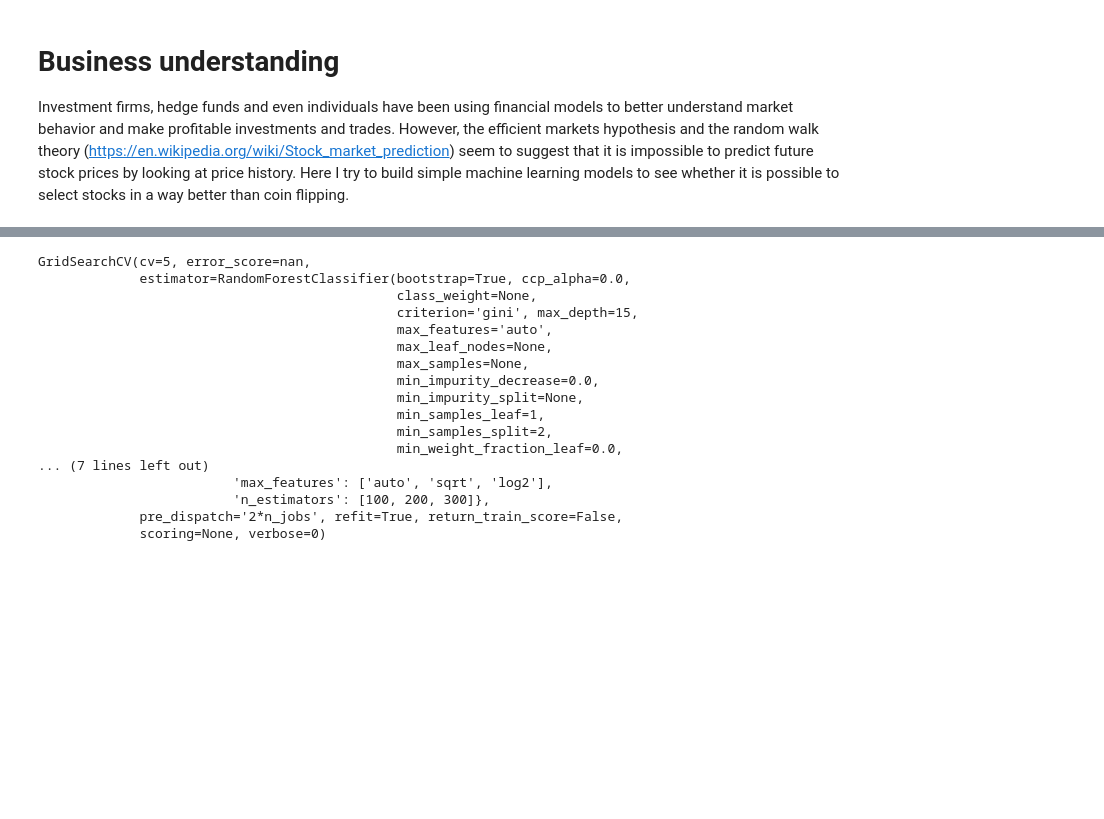
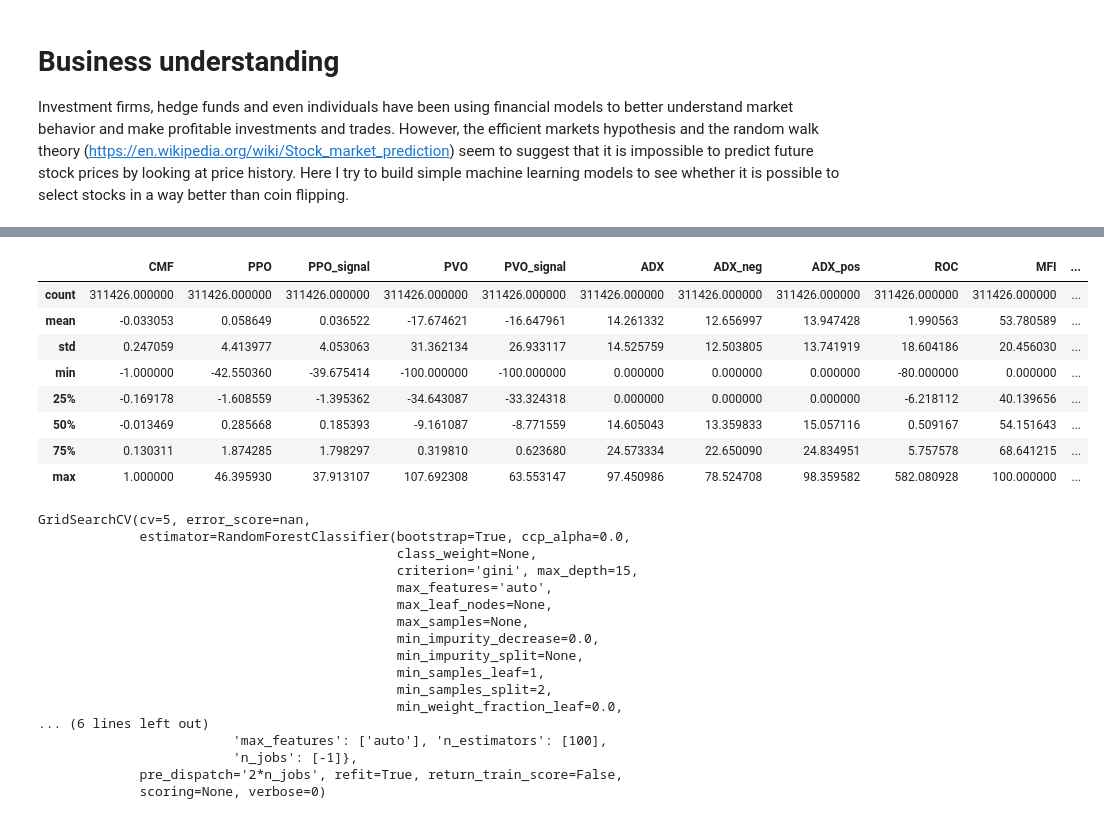
Before and after one commit to maiweijie2009/Seattle_airbnb, a Jupyter notebook: Stock_prediction.ipynb, the cells around one changed output, grey strips where cells are left out. Cells and saved outputs as stored; diff of their text form; code cells hidden in the pictures; blank space fills up the shorter version.

```diff
--- a/Stock_prediction.ipynb
+++ b/Stock_prediction.ipynb
@@ -117,8 +164,0 @@ data.tail()
-# %%
-# create a dataframe that only contains the Adj Close for all stocks
-df = pd.DataFrame()
-for ticker in tickers:
-  df_temp = data[ticker]['Adj Close'].rename(ticker)
-  df = pd.concat([df,df_temp],axis=1) # combine stocks
-df = fill_na(df) # fill NAN in the dataframe
-df.tail()
@@ -426,5 +204,17 @@ for ticker in tickers:
 
 Y_all = Y_all.astype('int')
+# %%
+X_all.describe()
+# %% [output]
+|  | CMF | PPO | PPO_signal | PVO | PVO_signal | ADX | ADX_neg | ADX_pos | ROC | MFI | ... |
+| count | 311426.000000 | 311426.000000 | 311426.000000 | 311426.000000 | 311426.000000 | 311426.000000 | 311426.000000 | 311426.000000 | 311426.000000 | 311426.000000 | ... |
+| mean | -0.033053 | 0.058649 | 0.036522 | -17.674621 | -16.647961 | 14.261332 | 12.656997 | 13.947428 | 1.990563 | 53.780589 | ... |
+| std | 0.247059 | 4.413977 | 4.053063 | 31.362134 | 26.933117 | 14.525759 | 12.503805 | 13.741919 | 18.604186 | 20.456030 | ... |
+| min | -1.000000 | -42.550360 | -39.675414 | -100.000000 | -100.000000 | 0.000000 | 0.000000 | 0.000000 | -80.000000 | 0.000000 | ... |
+| 25% | -0.169178 | -1.608559 | -1.395362 | -34.643087 | -33.324318 | 0.000000 | 0.000000 | 0.000000 | -6.218112 | 40.139656 | ... |
+| 50% | -0.013469 | 0.285668 | 0.185393 | -9.161087 | -8.771559 | 14.605043 | 13.359833 | 15.057116 | 0.509167 | 54.151643 | ... |
+| 75% | 0.130311 | 1.874285 | 1.798297 | 0.319810 | 0.623680 | 24.573334 | 22.650090 | 24.834951 | 5.757578 | 68.641215 | ... |
+| max | 1.000000 | 46.395930 | 37.913107 | 107.692308 | 63.553147 | 97.450986 | 78.524708 | 98.359582 | 582.080928 | 100.000000 | ... |
 # %%
 # train test split
 X_train = X_all[X_all.index<'2020']
@@ -436,10 +226,12 @@ Y_test = Y_all[Y_all.index>='2020']
 clf_ensemble_instance = RandomForestClassifier(max_depth=15)
 # define paramter space used the grid search of model hyperparameters
 param_grid = {
-    'n_estimators': [100,200,300],
-    'max_features': ['auto', 'sqrt', 'log2'],
-    'max_depth' : [2,4,8,None],
-    'class_weight': ['balanced','balanced_subsample']
+    'n_estimators': [100],
+    'max_features': ['auto'],
+    'max_depth' : [12],
+    # 'class_weight': ['balanced_subsample'],
+    'class_weight':[{0:1.5,1:1}],
+    'n_jobs': [-1], # use all cores, much faster
 }
 clf_ensemble = GridSearchCV(estimator=clf_ensemble_instance, param_grid=param_grid, cv= 5)
 clf_ensemble.fit(X_train,Y_train.values.ravel())
@@ -456,9 +248,9 @@ GridSearchCV(cv=5, error_score=nan,
                                               min_samples_leaf=1,
                                               min_samples_split=2,
                                               min_weight_fraction_leaf=0.0,
-... (7 lines left out)
-                         'max_features': ['auto', 'sqrt', 'log2'],
-                         'n_estimators': [100, 200, 300]},
+... (6 lines left out)
+                         'max_features': ['auto'], 'n_estimators': [100],
+                         'n_jobs': [-1]},
              pre_dispatch='2*n_jobs', refit=True, return_train_score=False,
              scoring=None, verbose=0)
 # %%
```
Also changed, not shown: parts of 31 cells of this notebook.
